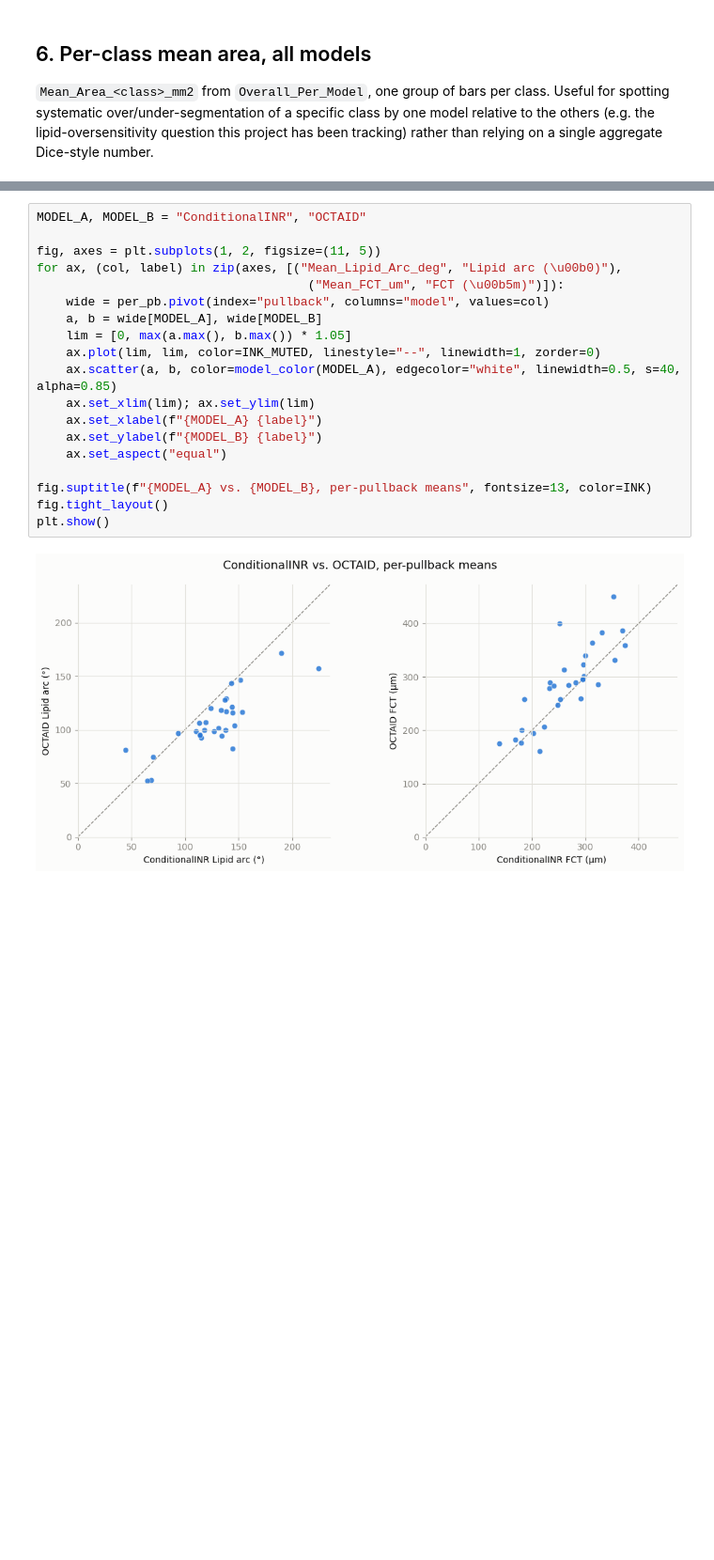
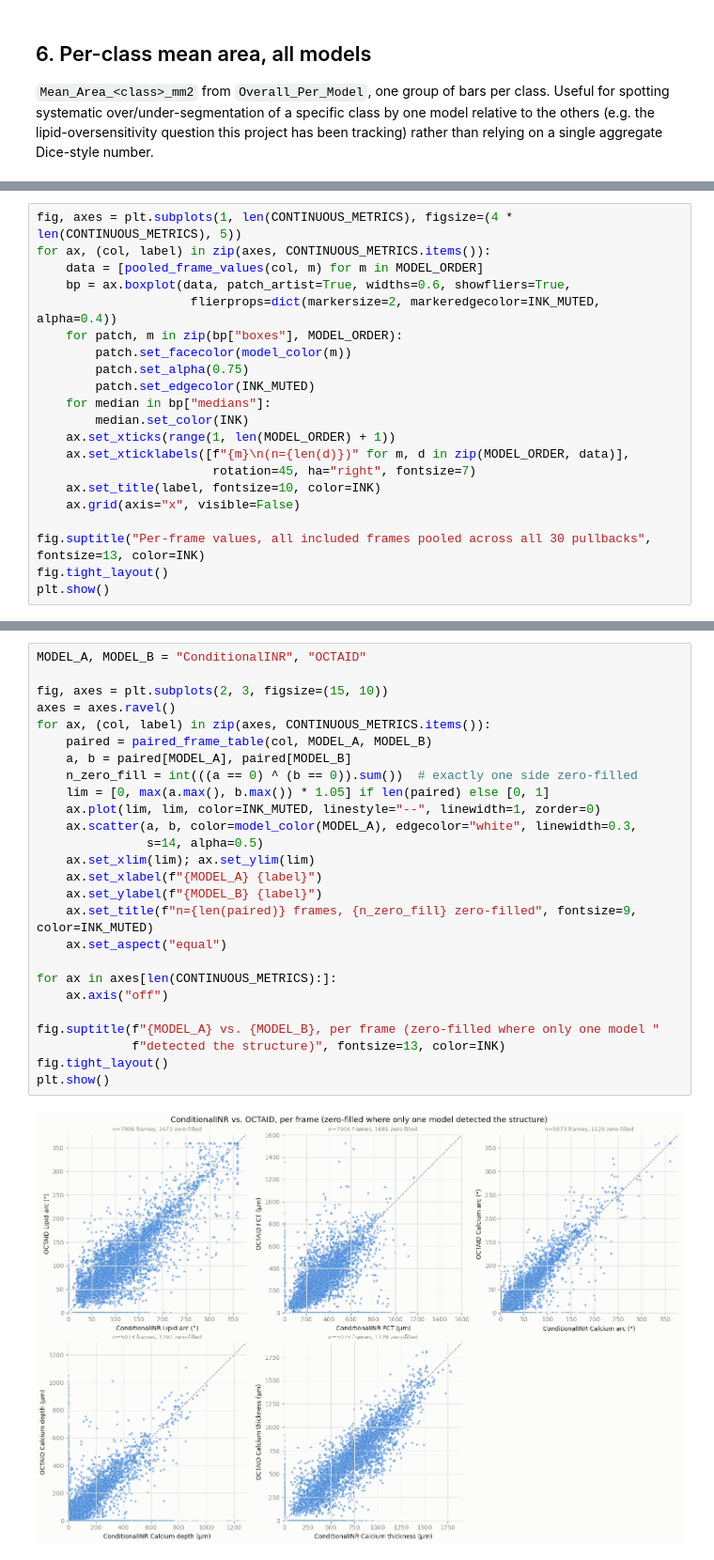
Before and after one commit to Rubenvdwaerden1997/Conditional_INR, a Jupyter notebook: Continuous_3D_Metrics/Analysis_codes/Model_comparison_analysis.ipynb, the cells around one changed output, grey strips where cells are left out. Shown at 94% size. Saved outputs shown, nothing was run; the diff lists cells and outputs as text; blank space fills up the shorter version.

```diff
--- a/Continuous_3D_Metrics/Analysis_codes/Model_comparison_analysis.ipynb
+++ b/Continuous_3D_Metrics/Analysis_codes/Model_comparison_analysis.ipynb
@@ -255,0 +338,21 @@ plt.show()
+# %%
+fig, axes = plt.subplots(1, len(CONTINUOUS_METRICS), figsize=(4 * len(CONTINUOUS_METRICS), 5))
+for ax, (col, label) in zip(axes, CONTINUOUS_METRICS.items()):
+    data = [pooled_frame_values(col, m) for m in MODEL_ORDER]
+    bp = ax.boxplot(data, patch_artist=True, widths=0.6, showfliers=True,
+                     flierprops=dict(markersize=2, markeredgecolor=INK_MUTED, alpha=0.4))
+    for patch, m in zip(bp["boxes"], MODEL_ORDER):
+        patch.set_facecolor(model_color(m))
+        patch.set_alpha(0.75)
+        patch.set_edgecolor(INK_MUTED)
+    for median in bp["medians"]:
+        median.set_color(INK)
+    ax.set_xticks(range(1, len(MODEL_ORDER) + 1))
+    ax.set_xticklabels([f"{m}\n(n={len(d)})" for m, d in zip(MODEL_ORDER, data)],
+                        rotation=45, ha="right", fontsize=7)
+    ax.set_title(label, fontsize=10, color=INK)
+    ax.grid(axis="x", visible=False)
+
+fig.suptitle("Per-frame values, all included frames pooled across all 30 pullbacks", fontsize=13, color=INK)
+fig.tight_layout()
+plt.show()
@@ -263,22 +373,29 @@ pair.
 # %%
 MODEL_A, MODEL_B = "ConditionalINR", "OCTAID"
 
-fig, axes = plt.subplots(1, 2, figsize=(11, 5))
-for ax, (col, label) in zip(axes, [("Mean_Lipid_Arc_deg", "Lipid arc (\u00b0)"),
-                                     ("Mean_FCT_um", "FCT (\u00b5m)")]):
-    wide = per_pb.pivot(index="pullback", columns="model", values=col)
-    a, b = wide[MODEL_A], wide[MODEL_B]
-    lim = [0, max(a.max(), b.max()) * 1.05]
+fig, axes = plt.subplots(2, 3, figsize=(15, 10))
+axes = axes.ravel()
+for ax, (col, label) in zip(axes, CONTINUOUS_METRICS.items()):
+    paired = paired_frame_table(col, MODEL_A, MODEL_B)
+    a, b = paired[MODEL_A], paired[MODEL_B]
+    n_zero_fill = int(((a == 0) ^ (b == 0)).sum())  # exactly one side zero-filled
+    lim = [0, max(a.max(), b.max()) * 1.05] if len(paired) else [0, 1]
     ax.plot(lim, lim, color=INK_MUTED, linestyle="--", linewidth=1, zorder=0)
-    ax.scatter(a, b, color=model_color(MODEL_A), edgecolor="white", linewidth=0.5, s=40, alpha=0.85)
+    ax.scatter(a, b, color=model_color(MODEL_A), edgecolor="white", linewidth=0.3,
+               s=14, alpha=0.5)
     ax.set_xlim(lim); ax.set_ylim(lim)
     ax.set_xlabel(f"{MODEL_A} {label}")
     ax.set_ylabel(f"{MODEL_B} {label}")
+    ax.set_title(f"n={len(paired)} frames, {n_zero_fill} zero-filled", fontsize=9, color=INK_MUTED)
     ax.set_aspect("equal")
 
-fig.suptitle(f"{MODEL_A} vs. {MODEL_B}, per-pullback means", fontsize=13, color=INK)
+for ax in axes[len(CONTINUOUS_METRICS):]:
+    ax.axis("off")
+
+fig.suptitle(f"{MODEL_A} vs. {MODEL_B}, per frame (zero-filled where only one model "
+             f"detected the structure)", fontsize=13, color=INK)
 fig.tight_layout()
 plt.show()
 # %% [output]
-[figure, old version]
+[figure, new version]
 # %% [markdown]
```
Also changed, not shown: parts of 21 cells of this notebook, 24 other files.
